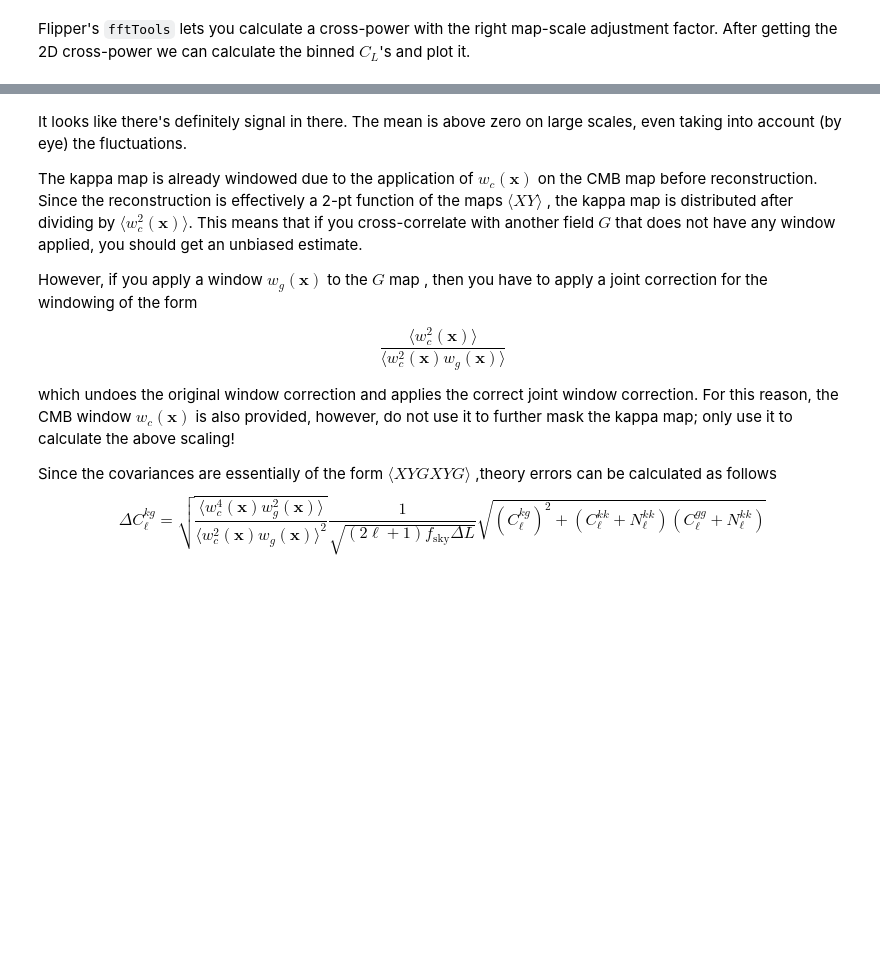
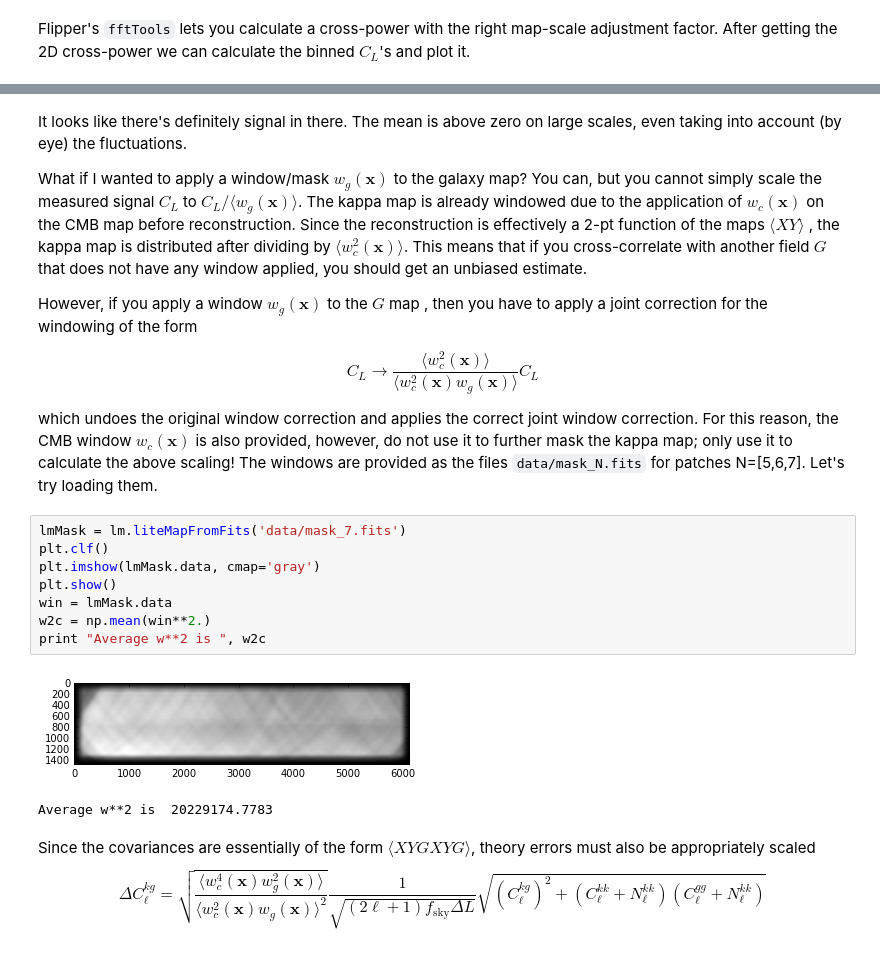
Before and after one commit to ACTCollaboration/Season2LensingMaps, a Jupyter notebook: LensingXCorr.ipynb, the cells around one changed output, grey strips where cells are left out. Saved outputs shown, nothing was run; the diff lists cells and outputs as text; blank space fills up the shorter version.

```diff
--- a/LensingXCorr.ipynb
+++ b/LensingXCorr.ipynb
@@ -70,17 +73,30 @@ plt.show()
 # %% [markdown]
 It looks like there's definitely signal in there. The mean is above zero on large scales, even taking into account (by eye) the fluctuations.
 
-The kappa map is already windowed due to the application of $w_c(\mathbf{x})$ on the CMB map before reconstruction. Since the reconstruction is effectively a 2-pt function of the maps $\langle XY \rangle$ , the kappa map is distributed after dividing by $\langle w_c^2(\mathbf{x}) \rangle$. This means that if you cross-correlate with another field $G$ that does not have any window applied, you should get an unbiased estimate.
+What if I wanted to apply a window/mask $w_g(\mathbf{x})$ to the galaxy map? You can, but you cannot simply scale the measured signal $C_L$ to $C_L/\langle w_g(\mathbf{x})\rangle$. The kappa map is already windowed due to the application of $w_c(\mathbf{x})$ on the CMB map before reconstruction. Since the reconstruction is effectively a 2-pt function of the maps $\langle XY \rangle$ , the kappa map is distributed after dividing by $\langle w_c^2(\mathbf{x}) \rangle$. This means that if you cross-correlate with another field $G$ that does not have any window applied, you should get an unbiased estimate.
 
 However, if you apply a window $w_g(\mathbf{x})$ to the $G$ map , then you have to apply a joint correction for the windowing of the form
 
 $$
-\frac{\langle w_c^2(\mathbf{x}) \rangle}{\langle w_c^2(\mathbf{x}) w_g(\mathbf{x}) \rangle}
+C_L \rightarrow \frac{\langle w_c^2(\mathbf{x}) \rangle}{\langle w_c^2(\mathbf{x}) w_g(\mathbf{x}) \rangle} C_L
 $$
 
-which undoes the original window correction and applies the correct joint window correction. For this reason, the CMB window $w_c(\mathbf{x})$ is also provided, however, do not use it to further mask the kappa map; only use it to calculate the above scaling!
-
-Since the covariances are essentially of the form $\langle XYGXYG \rangle$ ,theory errors can be calculated as follows
-$$
-\Delta C_{\ell}^{kg} = \sqrt{\frac{\langle w^4_c(\mathbf{x}) w^2_g(\mathbf{x}) \rangle}{\langle w^2_c(\mathbf{x}) w_g(\mathbf{x}) \rangle^2}} \frac{1}{\sqrt{(2\ell+1)f_{\mathrm{sky}}\Delta L}}\sqrt{(C_{\ell}^{kg})^2+(C_{\ell}^{kk}+N_{\ell}^{kk})(C_{\ell}^{gg}+N_{\ell}^{kk})}
-$$
+which undoes the original window correction and applies the correct joint window correction. For this reason, the CMB window $w_c(\mathbf{x})$ is also provided, however, do not use it to further mask the kappa map; only use it to calculate the above scaling!  The windows are provided as the files `data/mask_N.fits` for patches N=[5,6,7]. Let's try loading them.
+# %%
+lmMask = lm.liteMapFromFits('data/mask_7.fits')
+plt.clf()
+plt.imshow(lmMask.data, cmap='gray')
+plt.show()
+win = lmMask.data
+w2c = np.mean(win**2.)
+print "Average w**2 is ", w2c
+# %% [output]
+[figure, added]
+Average w**2 is  20229174.7783
+# %% [markdown]
+
+
+Since the covariances are essentially of the form $\langle XYGXYG \rangle$, theory errors must also be appropriately scaled
+$$
+\Delta C_{\ell}^{kg} = \sqrt{\frac{\langle w^4_c(\mathbf{x}) w^2_g(\mathbf{x}) \rangle}{\langle w^2_c(\mathbf{x}) w_g(\mathbf{x}) \rangle^2}} \frac{1}{\sqrt{(2\ell+1)f_{\mathrm{sky}}\Delta L}}\sqrt{(C_{\ell}^{kg})^2+(C_{\ell}^{kk}+N_{\ell}^{kk})(C_{\ell}^{gg}+N_{\ell}^{kk})}
+$$
```
Also changed, not shown: parts of 3 cells of this notebook.
